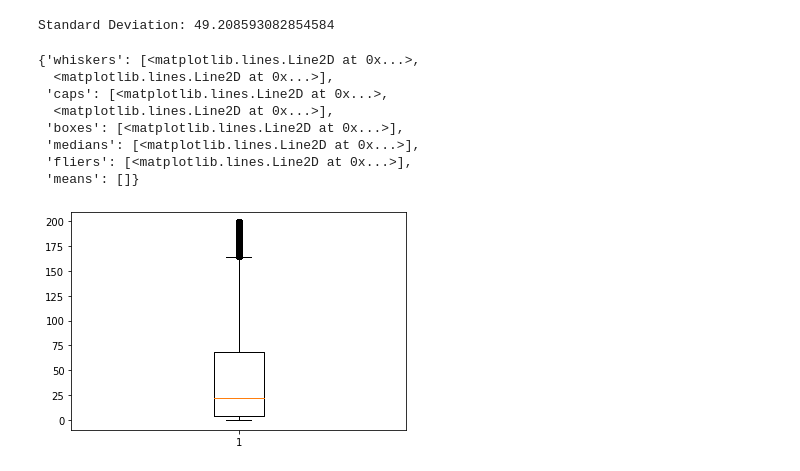
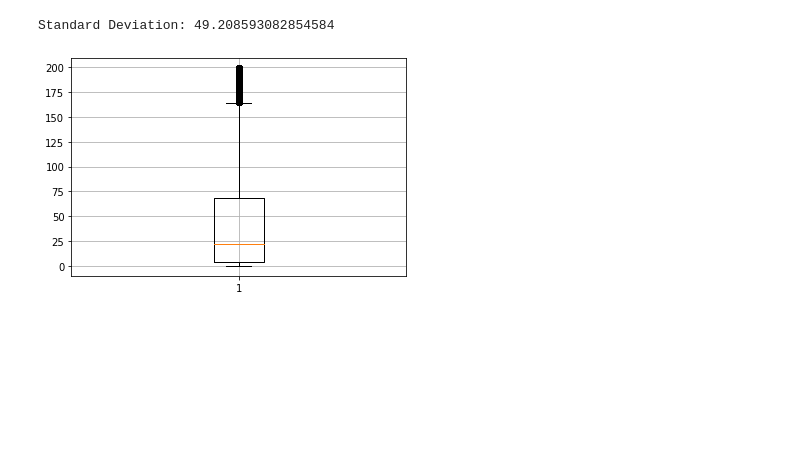
Before and after one commit to Penzragon/h8dsft_Descriptive, a Jupyter notebook: script.ipynb, the cells around one changed output. Saved outputs shown, nothing was run; the diff lists cells and outputs as text; code cells hidden in the pictures; blank space fills up the shorter version.

```diff
--- a/script.ipynb
+++ b/script.ipynb
@@ -160,13 +160,6 @@ print(f'Standard Deviation: {new_cases_std}')
 Standard Deviation: 49.208593082854584
 # %%
 plt.boxplot(new_cases)
+plt.grid()
 # %% [output]
-{'whiskers': [<matplotlib.lines.Line2D at 0x...>,
-  <matplotlib.lines.Line2D at 0x...>],
- 'caps': [<matplotlib.lines.Line2D at 0x...>,
-  <matplotlib.lines.Line2D at 0x...>],
- 'boxes': [<matplotlib.lines.Line2D at 0x...>],
- 'medians': [<matplotlib.lines.Line2D at 0x...>],
- 'fliers': [<matplotlib.lines.Line2D at 0x...>],
- 'means': []}
-[figure, old version]
+[figure, new version]
```
